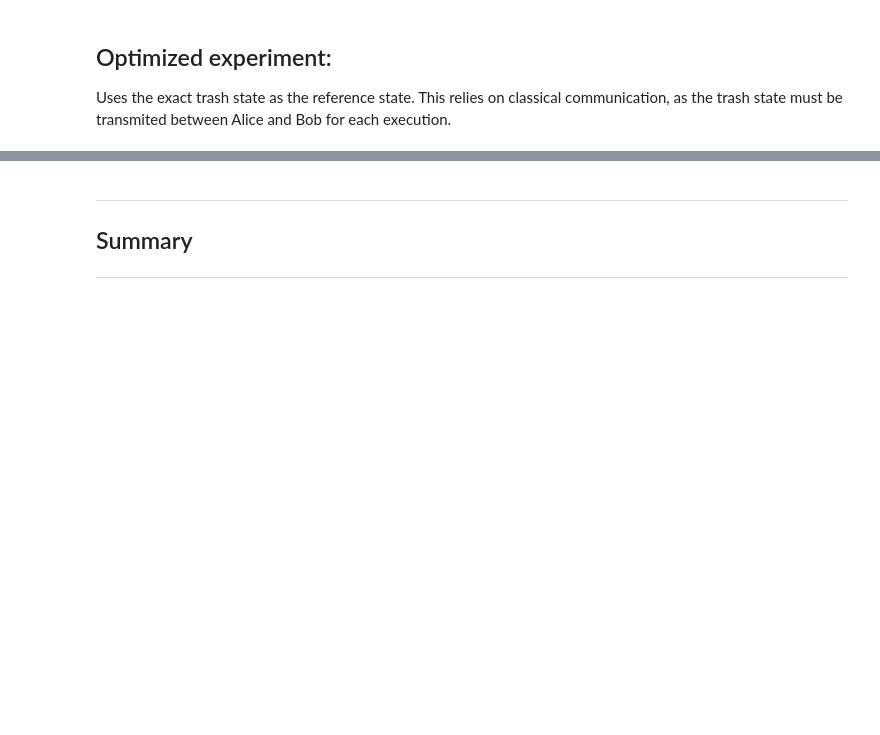
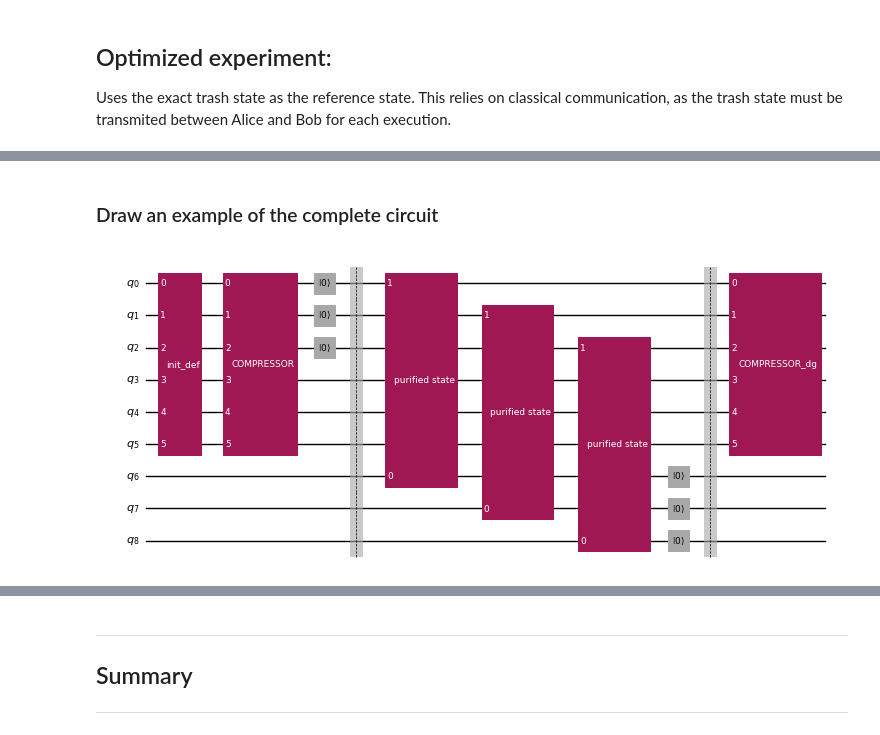
Before and after one commit to qDNA-yonsei/qdna-examples, a Jupyter notebook: compression/schmidt.ipynb, the cells around one changed output, grey strips where cells are left out. Drawn from its saved outputs; the diff is of its cells as text; code cells hidden in the pictures; blank space fills up the shorter version.

```diff
--- a/compression/schmidt.ipynb
+++ b/compression/schmidt.ipynb
@@ -289,0 +352,8 @@ for i, test_sample in enumerate(np.concatenate([test_samples for _, test_samples
+# %% [markdown]
+### Draw an example of the complete circuit
+# %%
+circuit = complete_circuit(compressor, decompressor, references_2)
+# Draw an example of the circuit.
+circuit.draw('mpl', scale=0.5, style="iqp")
+# %% [output]
+[figure, added]
```
Also changed, not shown: parts of 32 cells of this notebook.
